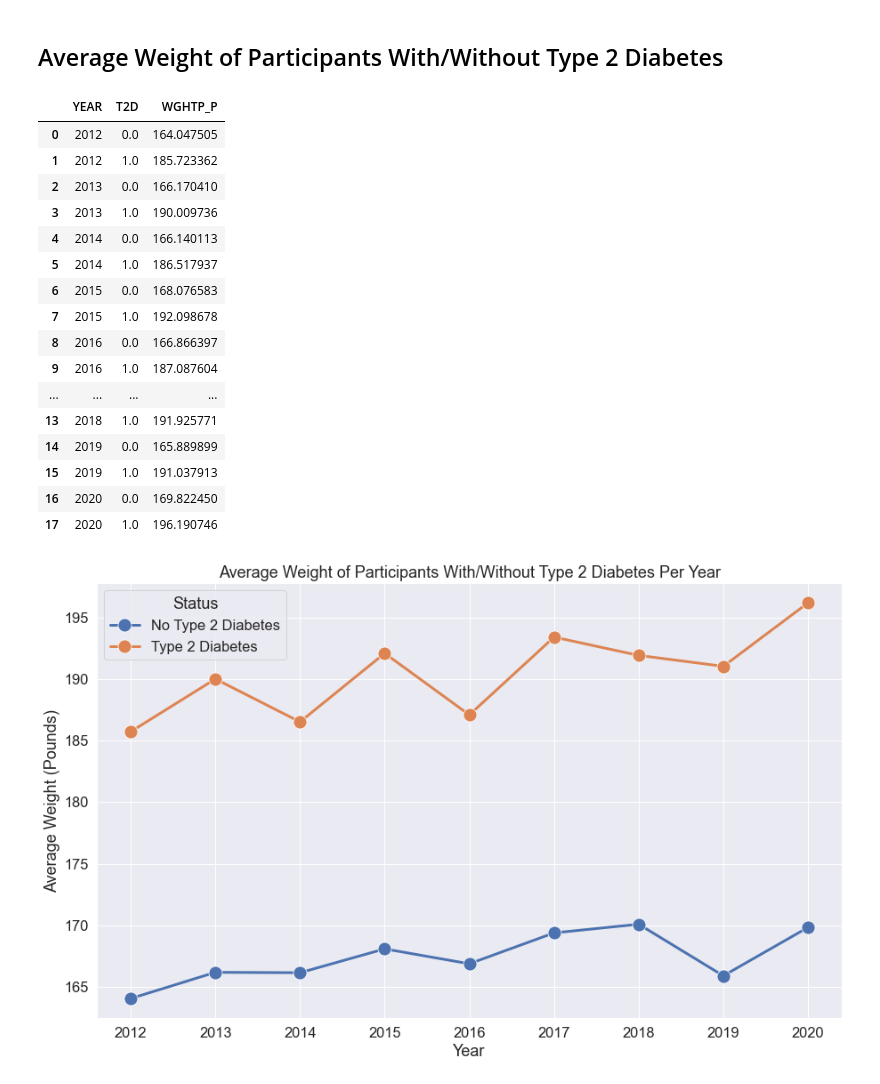
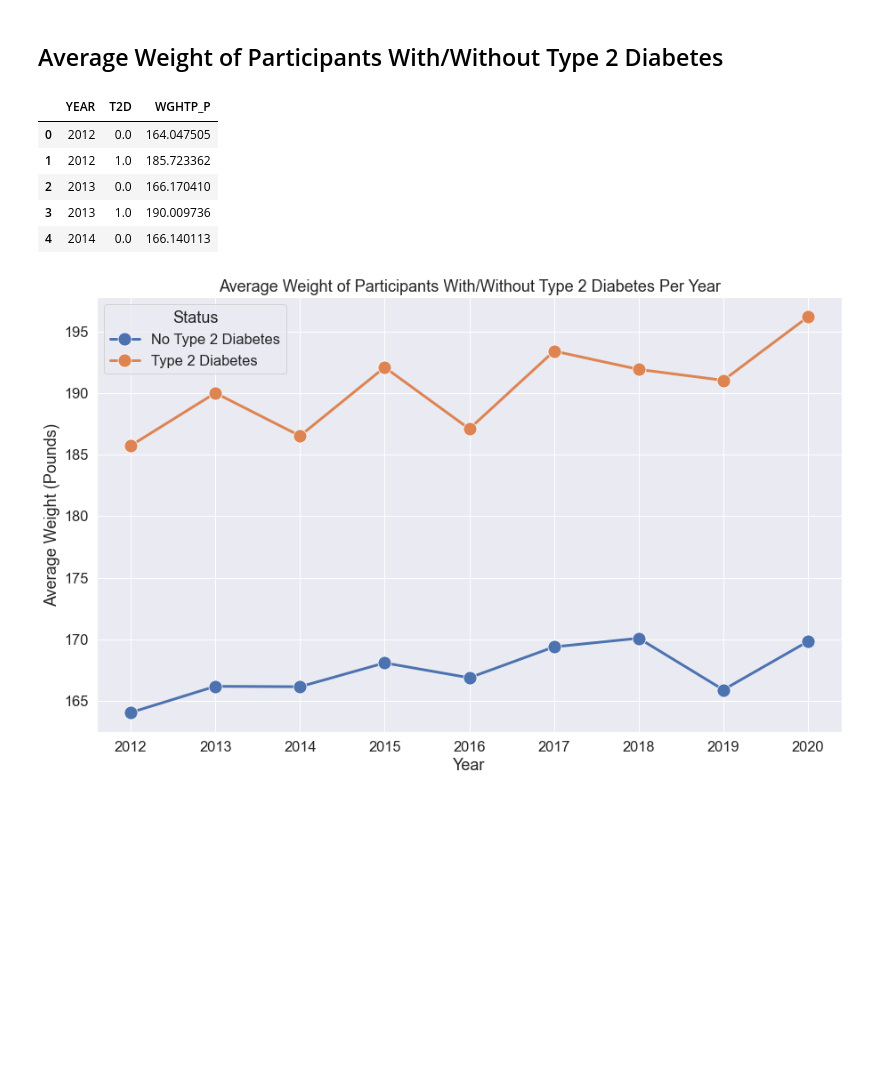
Before and after one commit to GitHubkhim/STATS170_Project, a Jupyter notebook: exploration.ipynb, the cells around one changed output. Cells and saved outputs as stored; diff of their text form; code cells hidden in the pictures; blank space fills up the shorter version.

```diff
--- a/exploration.ipynb
+++ b/exploration.ipynb
@@ -269,25 +281,14 @@ plt.show()
 ## Average Weight of Participants With/Without Type 2 Diabetes
 # %%
 weight_df = combinedchis.groupby(["YEAR", "T2D"])["WGHTP_P"].mean().reset_index()
-weight_df
+weight_df.head()
 # %% [output]
 |  | YEAR | T2D | WGHTP_P |
 | 0 | 2012 | 0.0 | 164.047505 |
 | 1 | 2012 | 1.0 | 185.723362 |
 | 2 | 2013 | 0.0 | 166.170410 |
 | 3 | 2013 | 1.0 | 190.009736 |
 | 4 | 2014 | 0.0 | 166.140113 |
-| 5 | 2014 | 1.0 | 186.517937 |
-| 6 | 2015 | 0.0 | 168.076583 |
-| 7 | 2015 | 1.0 | 192.098678 |
-| 8 | 2016 | 0.0 | 166.866397 |
-| 9 | 2016 | 1.0 | 187.087604 |
-| ... | ... | ... | ... |
-| 13 | 2018 | 1.0 | 191.925771 |
-| 14 | 2019 | 0.0 | 165.889899 |
-| 15 | 2019 | 1.0 | 191.037913 |
-| 16 | 2020 | 0.0 | 169.822450 |
-| 17 | 2020 | 1.0 | 196.190746 |
 # %%
 plt.figure(figsize=(15, 9))
 sns.lineplot(x="YEAR", y="WGHTP_P", hue="T2D", data=weight_df, marker="o", markersize=15, linewidth=3)
```
Also changed, not shown: parts of 5 cells of this notebook, 8 other files.
